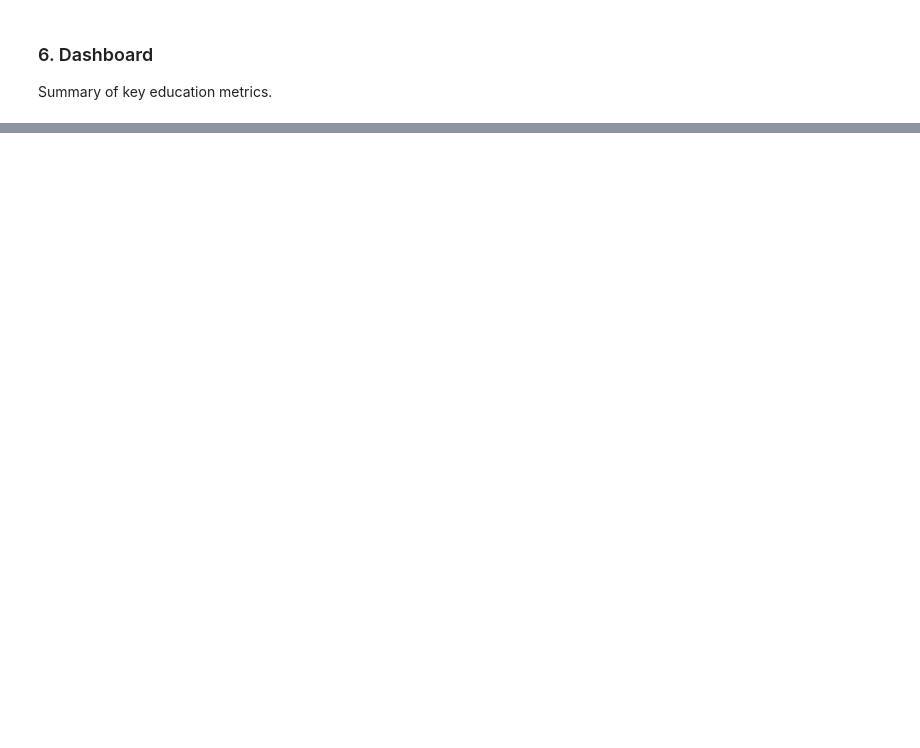
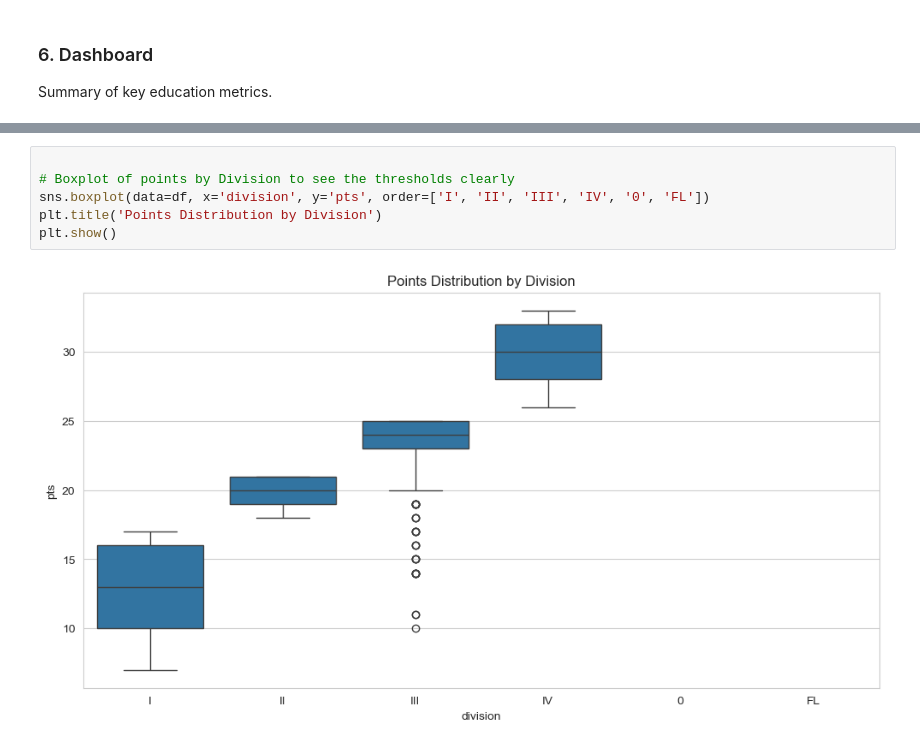
Before and after one commit to Antera-Ltd/antera-core, a Jupyter notebook: notebooks/NECTA_FTNA_2020_Analysis.ipynb, the cells around one changed output, grey strips where cells are left out. Cells and saved outputs as stored; diff of their text form; blank space fills up the shorter version.

```diff
--- a/notebooks/NECTA_FTNA_2020_Analysis.ipynb
+++ b/notebooks/NECTA_FTNA_2020_Analysis.ipynb
@@ -73,0 +134,8 @@ Use this data to identify schools and subjects that need more support.
+# %%
+
+# Boxplot of points by Division to see the thresholds clearly
+sns.boxplot(data=df, x='division', y='pts', order=['I', 'II', 'III', 'IV', '0', 'FL'])
+plt.title('Points Distribution by Division')
+plt.show()
+# %% [output]
+[figure, added]
```
Also changed, not shown: parts of 17 cells of this notebook, 1 other file.
